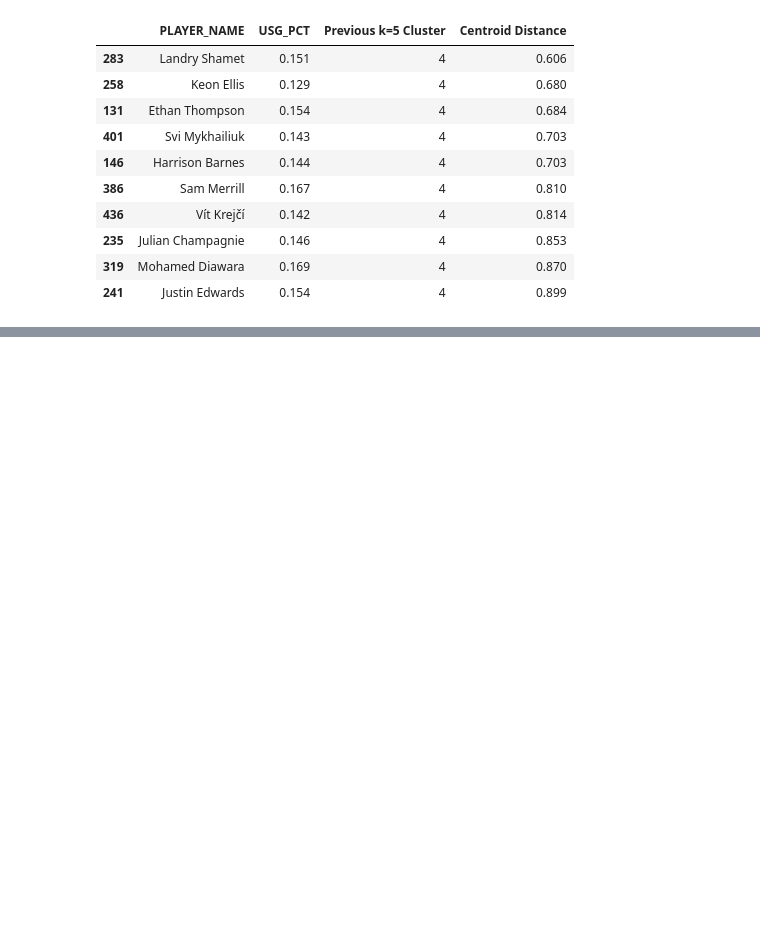
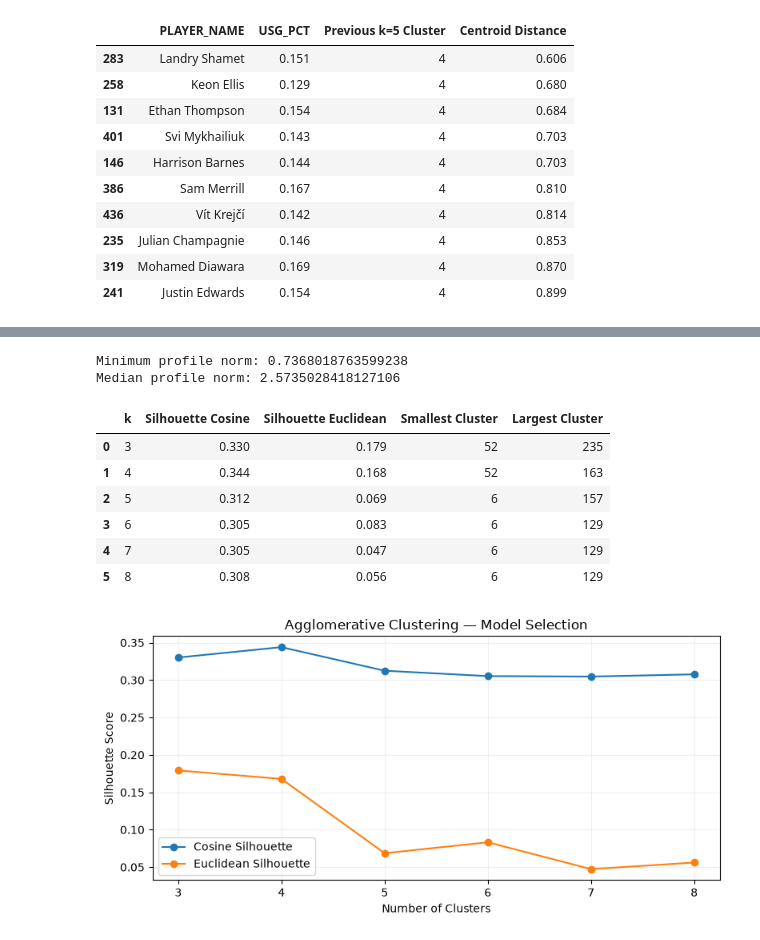
Before and after one commit to alex-abrego/nba-player-archetype-analysis, a Jupyter notebook: notebooks/experiments/offensive_clustering_similarity.ipynb, the cells around one changed output, grey strips where cells are left out. Saved outputs shown, nothing was run; the diff lists cells and outputs as text; code cells hidden in the pictures; blank space fills up the shorter version.

```diff
--- a/notebooks/experiments/offensive_clustering_similarity.ipynb
+++ b/notebooks/experiments/offensive_clustering_similarity.ipynb
@@ -706,0 +1300,80 @@ k=7 Cluster 5
+# %%
+# Check profile magnitudes before using cosine distance.
+profile_norms = np.linalg.norm(X, axis=1)
+
+print("Minimum profile norm:", profile_norms.min())
+print("Median profile norm:", np.median(profile_norms))
+
+if (profile_norms == 0).any():
+    raise ValueError("Cosine distance is undefined for zero vectors.")
+
+agg_results = []
+agg_models = {}
+
+for k in range(3, 9):
+
+    model = AgglomerativeClustering(
+        n_clusters=k,
+        metric="cosine",
+        linkage="average",
+    )
+
+    labels = model.fit_predict(X)
+
+    agg_models[k] = labels
+
+    sizes = pd.Series(labels).value_counts()
+
+    agg_results.append({
+        "k": k,
+        "Silhouette Cosine": silhouette_score(
+            X, labels, metric="cosine"
+        ),
+        "Silhouette Euclidean": silhouette_score(
+            X, labels, metric="euclidean"
+        ),
+        "Smallest Cluster": sizes.min(),
+        "Largest Cluster": sizes.max(),
+    })
+
+agg_results_df = pd.DataFrame(agg_results)
+
+display(agg_results_df.round(3))
+
+
+fig, ax = plt.subplots(figsize=(8, 4))
+
+ax.plot(
+    agg_results_df["k"],
+    agg_results_df["Silhouette Cosine"],
+    marker="o",
+    label="Cosine Silhouette",
+)
+
+ax.plot(
+    agg_results_df["k"],
+    agg_results_df["Silhouette Euclidean"],
+    marker="o",
+    label="Euclidean Silhouette",
+)
+
+ax.set_title("Agglomerative Clustering — Model Selection")
+ax.set_xlabel("Number of Clusters")
+ax.set_ylabel("Silhouette Score")
+ax.set_xticks(range(3, 9))
+ax.legend()
+ax.grid(alpha=0.2)
+
+plt.tight_layout()
+plt.show()
+# %% [output]
+Minimum profile norm: 0.7368018763599238
+Median profile norm: 2.5735028418127106
+|  | k | Silhouette Cosine | Silhouette Euclidean | Smallest Cluster | Largest Cluster |
+| 0 | 3 | 0.330 | 0.179 | 52 | 235 |
+| 1 | 4 | 0.344 | 0.168 | 52 | 163 |
+| 2 | 5 | 0.312 | 0.069 | 6 | 157 |
+| 3 | 6 | 0.305 | 0.083 | 6 | 129 |
+| 4 | 7 | 0.305 | 0.047 | 6 | 129 |
+| 5 | 8 | 0.308 | 0.056 | 6 | 129 |
+[figure, added]
```
Also changed, not shown: parts of 34 cells of this notebook, 1 other file.
